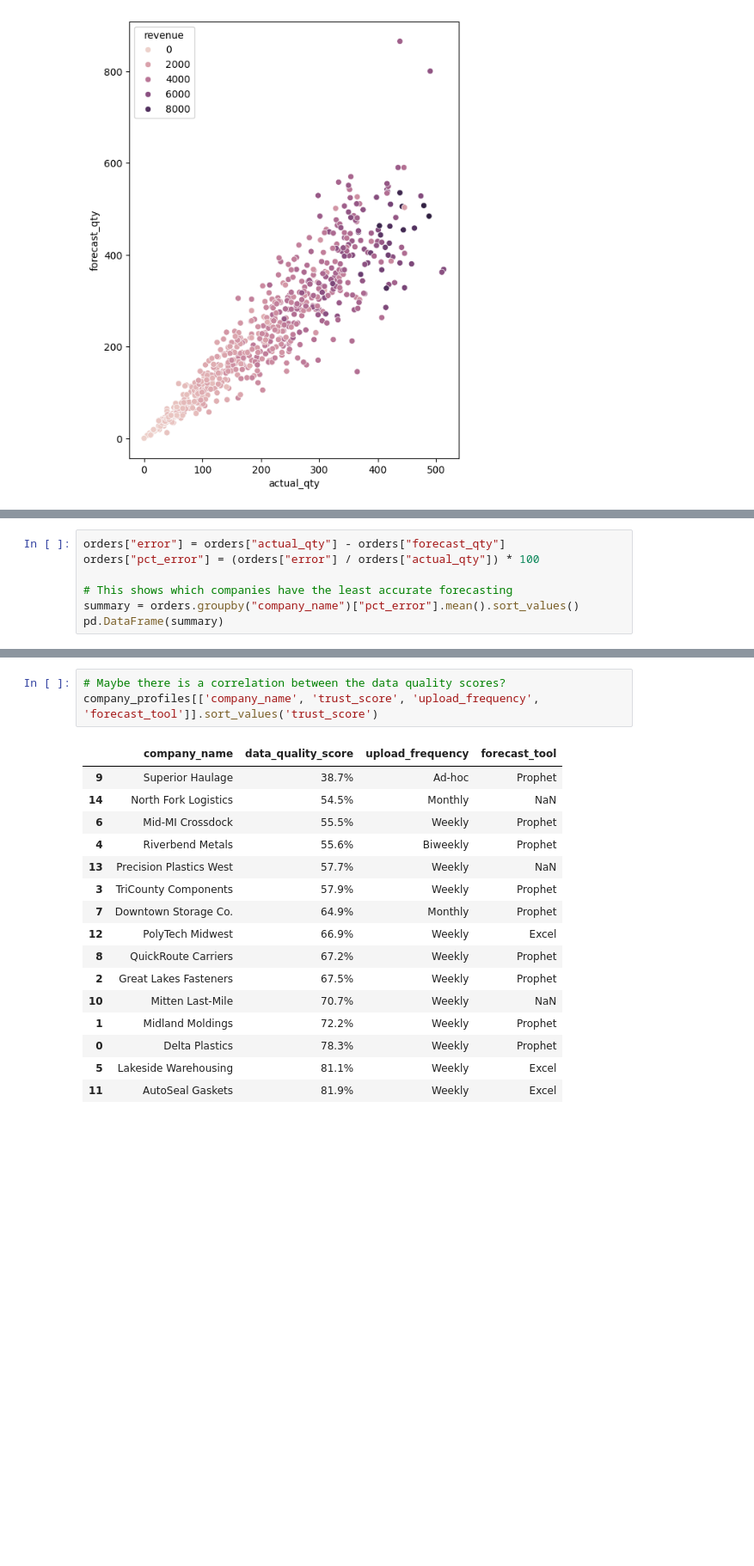
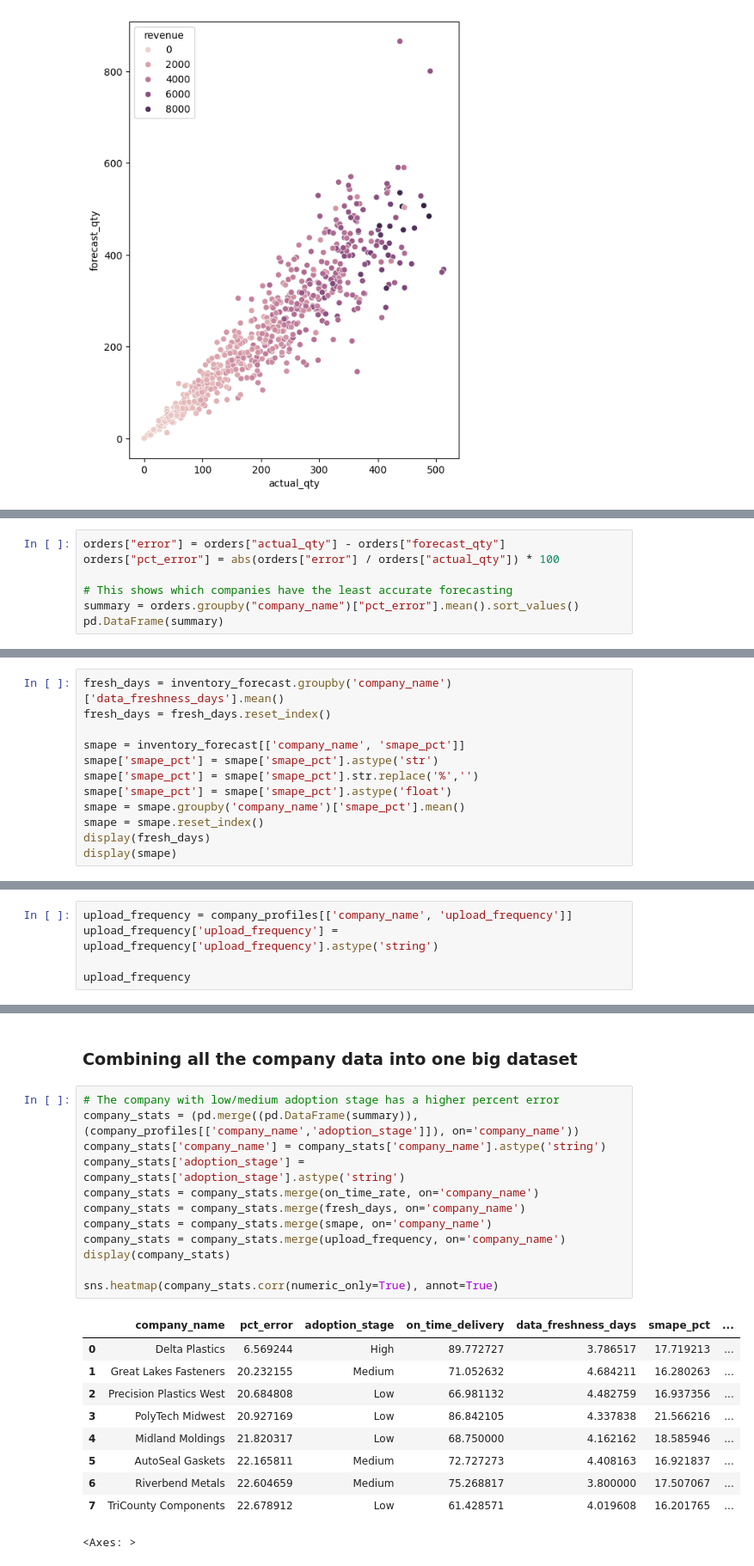
Before and after one commit to Burkey3072/MSUDatathon, a Jupyter notebook: forecast_model_limits_justin.ipynb, the cells around one changed output, grey strips where cells are left out. Shown at 86% size. Drawn from its saved outputs; the diff is of its cells as text; blank space fills up the shorter version.

Commit message:
Created a big dataset with all the companies and their statistics in correlation with their percent error. Reorganized the order of code cells

```diff
--- a/forecast_model_limits_justin.ipynb
+++ b/forecast_model_limits_justin.ipynb
@@ -86,7 +88,0 @@ sns.scatterplot(data=orders,
-# %%
-orders["error"] = orders["actual_qty"] - orders["forecast_qty"]
-orders["pct_error"] = (orders["error"] / orders["actual_qty"]) * 100
-
-# This shows which companies have the least accurate forecasting
-summary = orders.groupby("company_name")["pct_error"].mean().sort_values()
-pd.DataFrame(summary)
@@ -132,0 +158,7 @@ array(['AutoSeal Gaskets', 'Great Lakes Fasteners', 'PolyTech Midwest',
+# %%
+orders["error"] = orders["actual_qty"] - orders["forecast_qty"]
+orders["pct_error"] = abs(orders["error"] / orders["actual_qty"]) * 100
+
+# This shows which companies have the least accurate forecasting
+summary = orders.groupby("company_name")["pct_error"].mean().sort_values()
+pd.DataFrame(summary)
@@ -132,0 +176,12 @@ array(['AutoSeal Gaskets', 'Great Lakes Fasteners', 'PolyTech Midwest',
+# %%
+fresh_days = inventory_forecast.groupby('company_name')['data_freshness_days'].mean()
+fresh_days = fresh_days.reset_index()
+
+smape = inventory_forecast[['company_name', 'smape_pct']]
+smape['smape_pct'] = smape['smape_pct'].astype('str')
+smape['smape_pct'] = smape['smape_pct'].str.replace('%','')
+smape['smape_pct'] = smape['smape_pct'].astype('float')
+smape = smape.groupby('company_name')['smape_pct'].mean()
+smape = smape.reset_index()
+display(fresh_days)
+display(smape)
@@ -132,0 +222,5 @@ array(['AutoSeal Gaskets', 'Great Lakes Fasteners', 'PolyTech Midwest',
+# %%
+upload_frequency = company_profiles[['company_name', 'upload_frequency']]
+upload_frequency['upload_frequency'] = upload_frequency['upload_frequency'].astype('string')
+
+upload_frequency
@@ -133,20 +249,25 @@ array(['AutoSeal Gaskets', 'Great Lakes Fasteners', 'PolyTech Midwest',
+# %% [markdown]
+### Combining all the company data into one big dataset
 # %%
-# Maybe there is a correlation between the data quality scores?
-company_profiles[['company_name', 'trust_score', 'upload_frequency', 'forecast_tool']].sort_values('trust_score')
+# The company with low/medium adoption stage has a higher percent error
+company_stats = (pd.merge((pd.DataFrame(summary)), (company_profiles[['company_name','adoption_stage']]), on='company_name'))
+company_stats['company_name'] = company_stats['company_name'].astype('string')
+company_stats['adoption_stage'] = company_stats['adoption_stage'].astype('string')
+company_stats = company_stats.merge(on_time_rate, on='company_name')
+company_stats = company_stats.merge(fresh_days, on='company_name')
+company_stats = company_stats.merge(smape, on='company_name')
+company_stats = company_stats.merge(upload_frequency, on='company_name')
+display(company_stats)
+
+sns.heatmap(company_stats.corr(numeric_only=True), annot=True)
 # %% [output]
-|  | company_name | data_quality_score | upload_frequency | forecast_tool |
-| 9 | Superior Haulage | 38.7% | Ad-hoc | Prophet |
-| 14 | North Fork Logistics | 54.5% | Monthly | NaN |
-| 6 | Mid-MI Crossdock | 55.5% | Weekly | Prophet |
-| 4 | Riverbend Metals | 55.6% | Biweekly | Prophet |
-| 13 | Precision Plastics West | 57.7% | Weekly | NaN |
-| 3 | TriCounty Components | 57.9% | Weekly | Prophet |
-| 7 | Downtown Storage Co. | 64.9% | Monthly | Prophet |
-| 12 | PolyTech Midwest | 66.9% | Weekly | Excel |
-| 8 | QuickRoute Carriers | 67.2% | Weekly | Prophet |
-| 2 | Great Lakes Fasteners | 67.5% | Weekly | Prophet |
-| 10 | Mitten Last-Mile | 70.7% | Weekly | NaN |
-| 1 | Midland Moldings | 72.2% | Weekly | Prophet |
-| 0 | Delta Plastics | 78.3% | Weekly | Prophet |
-| 5 | Lakeside Warehousing | 81.1% | Weekly | Excel |
-| 11 | AutoSeal Gaskets | 81.9% | Weekly | Excel |
+|  | company_name | pct_error | adoption_stage | on_time_delivery | data_freshness_days | smape_pct | ... |
+| 0 | Delta Plastics | 6.569244 | High | 89.772727 | 3.786517 | 17.719213 | ... |
+| 1 | Great Lakes Fasteners | 20.232155 | Medium | 71.052632 | 4.684211 | 16.280263 | ... |
+| 2 | Precision Plastics West | 20.684808 | Low | 66.981132 | 4.482759 | 16.937356 | ... |
+| 3 | PolyTech Midwest | 20.927169 | Low | 86.842105 | 4.337838 | 21.566216 | ... |
+| 4 | Midland Moldings | 21.820317 | Low | 68.750000 | 4.162162 | 18.585946 | ... |
+| 5 | AutoSeal Gaskets | 22.165811 | Medium | 72.727273 | 4.408163 | 16.921837 | ... |
+| 6 | Riverbend Metals | 22.604659 | Medium | 75.268817 | 3.800000 | 17.507067 | ... |
+| 7 | TriCounty Components | 22.678912 | Low | 61.428571 | 4.019608 | 16.201765 | ... |
+<Axes: >
```
Also changed, not shown: parts of 15 cells of this notebook.
